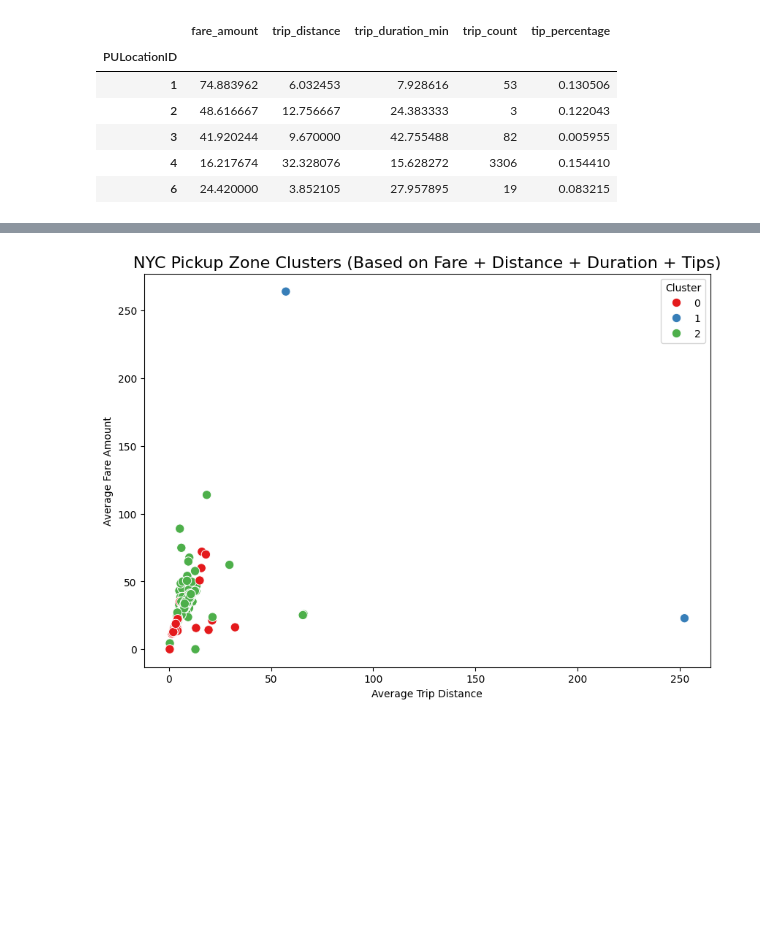
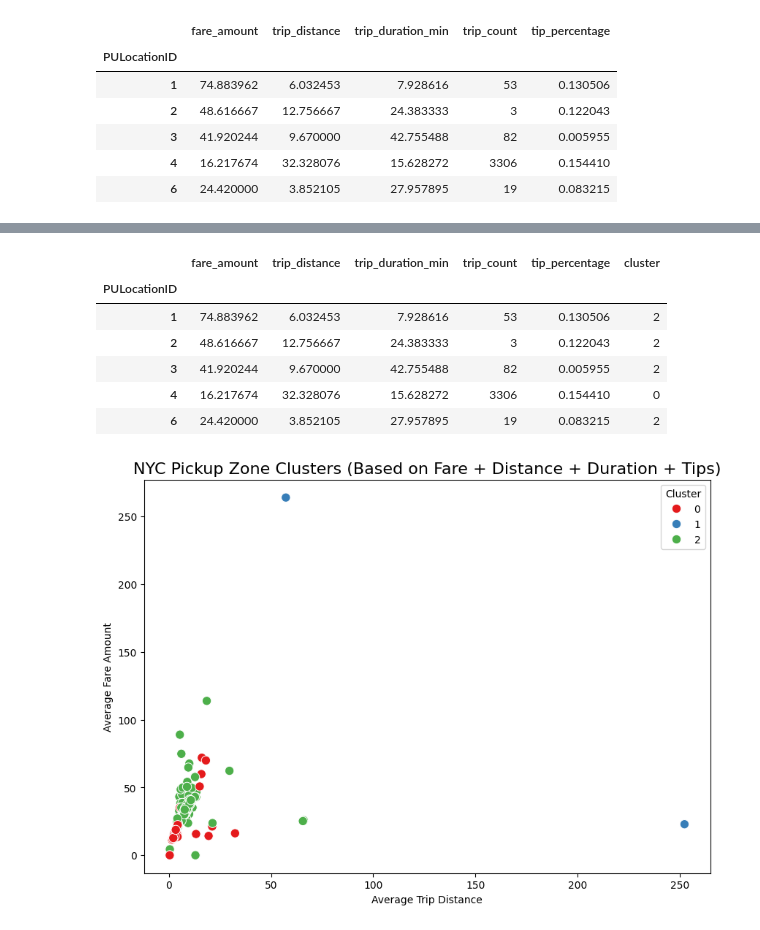
Before and after one commit to jacobjk03/DSE_501_Project, a Jupyter notebook: NYC_Taxi_Geographic_Analysis.ipynb, the cells around one changed output, grey strips where cells are left out. Cells and saved outputs as stored; diff of their text form; code cells hidden in the pictures; blank space fills up the shorter version.

```diff
--- a/NYC_Taxi_Geographic_Analysis.ipynb
+++ b/NYC_Taxi_Geographic_Analysis.ipynb
@@ -196,3 +203,39 @@ zone_features_clean.head()
+# %%
+from sklearn.preprocessing import StandardScaler
+from sklearn.cluster import KMeans
+
+# Rebuild zone_features from df
+zone_features = df.groupby('PULocationID').agg({
+    'fare_amount': 'mean',
+    'trip_distance': 'mean',
+    'trip_duration_min': 'mean',
+    'tip_amount': 'mean',
+    'PULocationID': 'count'
+}).rename(columns={'PULocationID': 'trip_count'})
+
+zone_features['tip_percentage'] = zone_features['tip_amount'] / zone_features['fare_amount']
+zone_features = zone_features.drop(columns=['tip_amount'])
+
+zone_features_clean = zone_features.copy()
+zone_features_clean = zone_features_clean.fillna(zone_features_clean.mean(numeric_only=True))
+
+# Scale
+scaler = StandardScaler()
+X_scaled = scaler.fit_transform(zone_features_clean)
+
+# KMeans
+kmeans = KMeans(n_clusters=3, random_state=42, n_init=10)
+zone_features_clean['cluster'] = kmeans.fit_predict(X_scaled)
+
+zone_features_clean.head()
+# %% [output]
+|  | fare_amount | trip_distance | trip_duration_min | trip_count | tip_percentage | cluster |
+| PULocationID |  |  |  |  |  |  |
+| 1 | 74.883962 | 6.032453 | 7.928616 | 53 | 0.130506 | 2 |
+| 2 | 48.616667 | 12.756667 | 24.383333 | 3 | 0.122043 | 2 |
+| 3 | 41.920244 | 9.670000 | 42.755488 | 82 | 0.005955 | 2 |
+| 4 | 16.217674 | 32.328076 | 15.628272 | 3306 | 0.154410 | 0 |
+| 6 | 24.420000 | 3.852105 | 27.957895 | 19 | 0.083215 | 2 |
 # %%
 plt.figure(figsize=(10, 7))
 sns.scatterplot(
```
Also changed, not shown: parts of 15 cells of this notebook.
